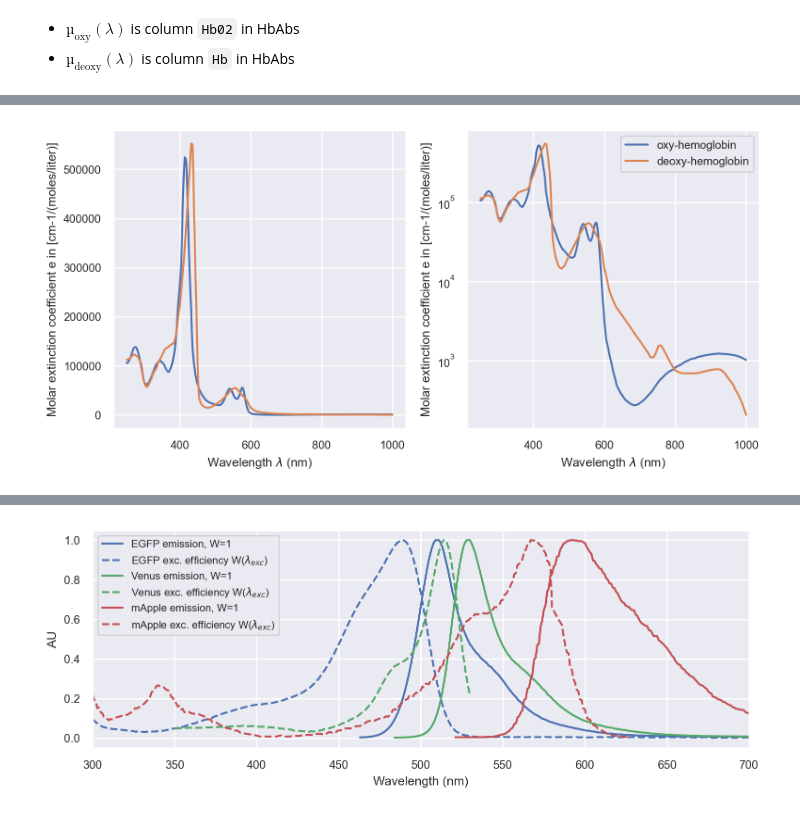
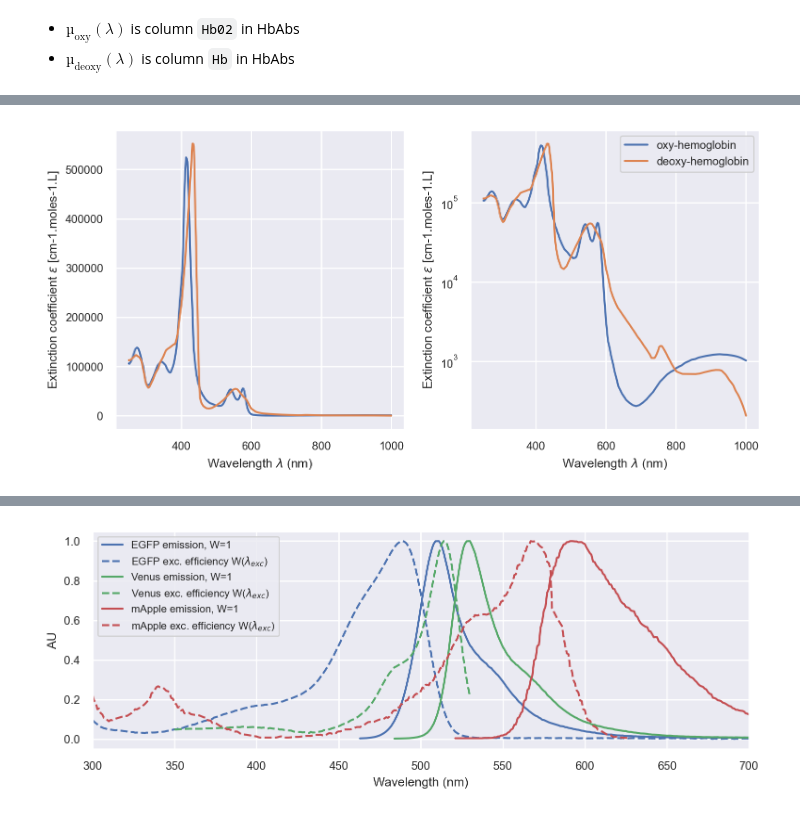
Before and after one commit to AllenInstitute/sourcesep, a Jupyter notebook: notebooks/01_explore_pilot.ipynb, the cells around one changed output, grey strips where cells are left out. Cells and saved outputs as stored; diff of their text form; code cells hidden in the pictures.

```diff
--- a/notebooks/01_explore_pilot.ipynb
+++ b/notebooks/01_explore_pilot.ipynb
@@ -73,15 +79,15 @@ print(mApple.head(2), '\n')
 # %%
 #to do set y to log scale
 f, ax = plt.subplots(1,2,figsize=(8,4))
 ax[0].plot(HbAbs['wavelength'], HbAbs['Hb02 (cm-1/M)'], label='oxy-hemoglobin')
 ax[0].plot(HbAbs['wavelength'], HbAbs['Hb (cm-1/M)'], label='deoxy-hemoglobin')
-ax[0].set(xlabel=r'Wavelength $\lambda$ (nm)', ylabel='Molar extinction coefficient e in [cm-1/(moles/liter)]', yscale='linear')
+ax[0].set(xlabel=r'Wavelength $\lambda$ (nm)', ylabel=r'Extinction coefficient $\varepsilon$ [cm-1.moles-1.L]', yscale='linear')
 
 ax[1].plot(HbAbs['wavelength'], HbAbs['Hb02 (cm-1/M)'], label='oxy-hemoglobin')
 ax[1].plot(HbAbs['wavelength'], HbAbs['Hb (cm-1/M)'], label='deoxy-hemoglobin')
-ax[1].set(xlabel=r'Wavelength $\lambda$ (nm)', ylabel='Molar extinction coefficient e in [cm-1/(moles/liter)]', yscale='log')
+ax[1].set(xlabel=r'Wavelength $\lambda$ (nm)', ylabel=r'Extinction coefficient $\varepsilon$ [cm-1.moles-1.L]', yscale='log')
 plt.legend()
 plt.tight_layout()
 plt.show()
 # %% [output]
-[figure, old version]
+[figure, new version]
```
Also changed, not shown: parts of 3 cells of this notebook.
